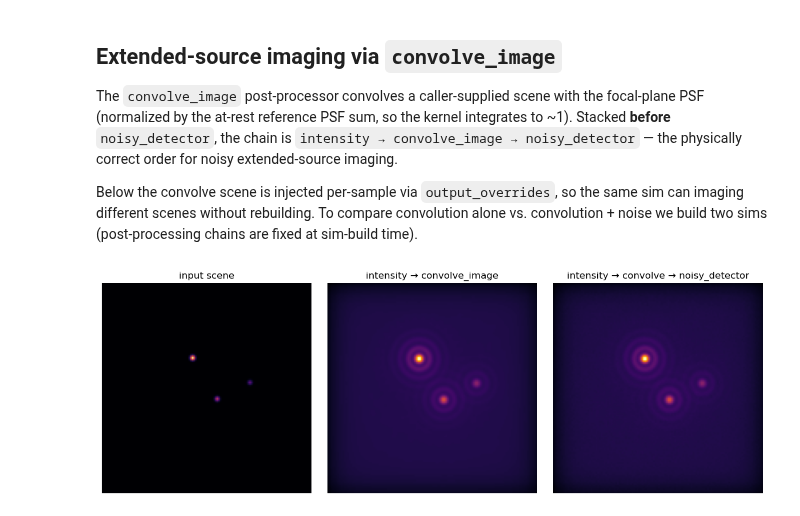
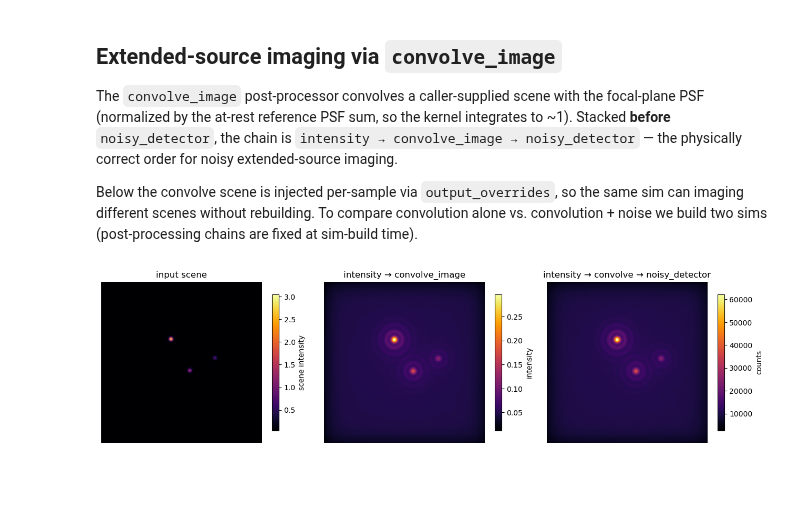
Before and after one commit to icunnyngham/telescope-sim, a Jupyter notebook: docs/tutorials/01_canonical_mini_elf.ipynb, the cells around one changed output. Saved outputs shown, nothing was run; the diff lists cells and outputs as text; code cells hidden in the pictures; blank space fills up the shorter version.

```diff
--- a/docs/tutorials/01_canonical_mini_elf.ipynb
+++ b/docs/tutorials/01_canonical_mini_elf.ipynb
@@ -105,17 +131,22 @@ out_clean = noisy_sim.sample()  # default flux = 1e7 photons/m^2
 out_low = noisy_sim.sample(output_overrides={'psf': {'int_phot_flux': 1.0e5}})
 out_high = noisy_sim.sample(output_overrides={'psf': {'int_phot_flux': 1.0e9}})
 
-fig, axes = plt.subplots(1, 3, figsize=(12, 4))
+fig, axes = plt.subplots(1, 3, figsize=(13, 4))
 for ax, out_i, title in zip(
     axes,
     [out_low, out_clean, out_high],
     ['flux = 1e5', 'flux = 1e7 (YAML default)', 'flux = 1e9'],
 ):
     img = out_i['images']['psf'][..., 0]
-    ax.imshow(np.log10(img + 1e-3), cmap='inferno')
+    vmax = float(img.max())
+    im = ax.imshow(
+        img, norm=LogNorm(vmin=max(vmax * 1e-4, 1e-3), vmax=vmax),
+        cmap='inferno',
+    )
     ax.set_title(title)
     ax.set_axis_off()
-fig.suptitle('noisy_detector PSFs at varying photon flux (log10)')
+    fig.colorbar(im, ax=ax, shrink=0.7, label='counts')
+fig.suptitle('noisy_detector PSFs at varying photon flux')
 plt.tight_layout()
 plt.show()
 # %% [output]
@@ -151,41 +182,44 @@ clean_cfg['outputs'] = {
 clean_sim = build(SimConfig.model_validate(clean_cfg))
 out_clean_scene = clean_sim.sample(
     output_overrides={'psf': {'convolve_image': scene}}
 )
 
 # Sim B: convolve + noise. Same per-sample scene injection.
 convolve_cfg = {**noisy_cfg}
 convolve_cfg['outputs'] = {
     'psf': {
         'tap': {'type': 'intensity', 'focal_planes': ['filter1']},
         'post_processing': [
             {'type': 'convolve_image'},
             {'type': 'noisy_detector',
              'int_phot_flux': 5.0e7,
              'detector': {
                  'read_noise': 5.0, 'dark_current_rate': 0.0,
                  'flat_field': 0.0, 'include_photon_noise': True,
              }},
         ],
     },
 }
 scene_sim = build(SimConfig.model_validate(convolve_cfg))
 np.random.seed(0)
 out_noisy_scene = scene_sim.sample(
     output_overrides={'psf': {'convolve_image': scene}}
 )
 
-fig, axes = plt.subplots(1, 3, figsize=(12, 4))
-axes[0].imshow(scene, cmap='inferno')
-axes[0].set_title('input scene')
-axes[0].set_axis_off()
-axes[1].imshow(out_clean_scene['images']['psf'][..., 0], cmap='inferno')
-axes[1].set_title('intensity → convolve_image')
-axes[1].set_axis_off()
-axes[2].imshow(out_noisy_scene['images']['psf'][..., 0], cmap='inferno')
-axes[2].set_title('intensity → convolve → noisy_detector')
-axes[2].set_axis_off()
+fig, axes = plt.subplots(1, 3, figsize=(13, 4))
+panels = [
+    (scene, 'input scene', 'scene intensity'),
+    (out_clean_scene['images']['psf'][..., 0],
+     'intensity → convolve_image', 'intensity'),
+    (out_noisy_scene['images']['psf'][..., 0],
+     'intensity → convolve → noisy_detector', 'counts'),
+]
+for ax, (img, title, cb_label) in zip(axes, panels):
+    im = ax.imshow(img, cmap='inferno')
+    ax.set_title(title)
+    ax.set_axis_off()
+    fig.colorbar(im, ax=ax, shrink=0.7, label=cb_label)
 plt.tight_layout()
 plt.show()
 # %% [output]
-[figure, old version]
+[figure, new version]
```
Also changed, not shown: parts of 12 cells of this notebook, 5 other files.
